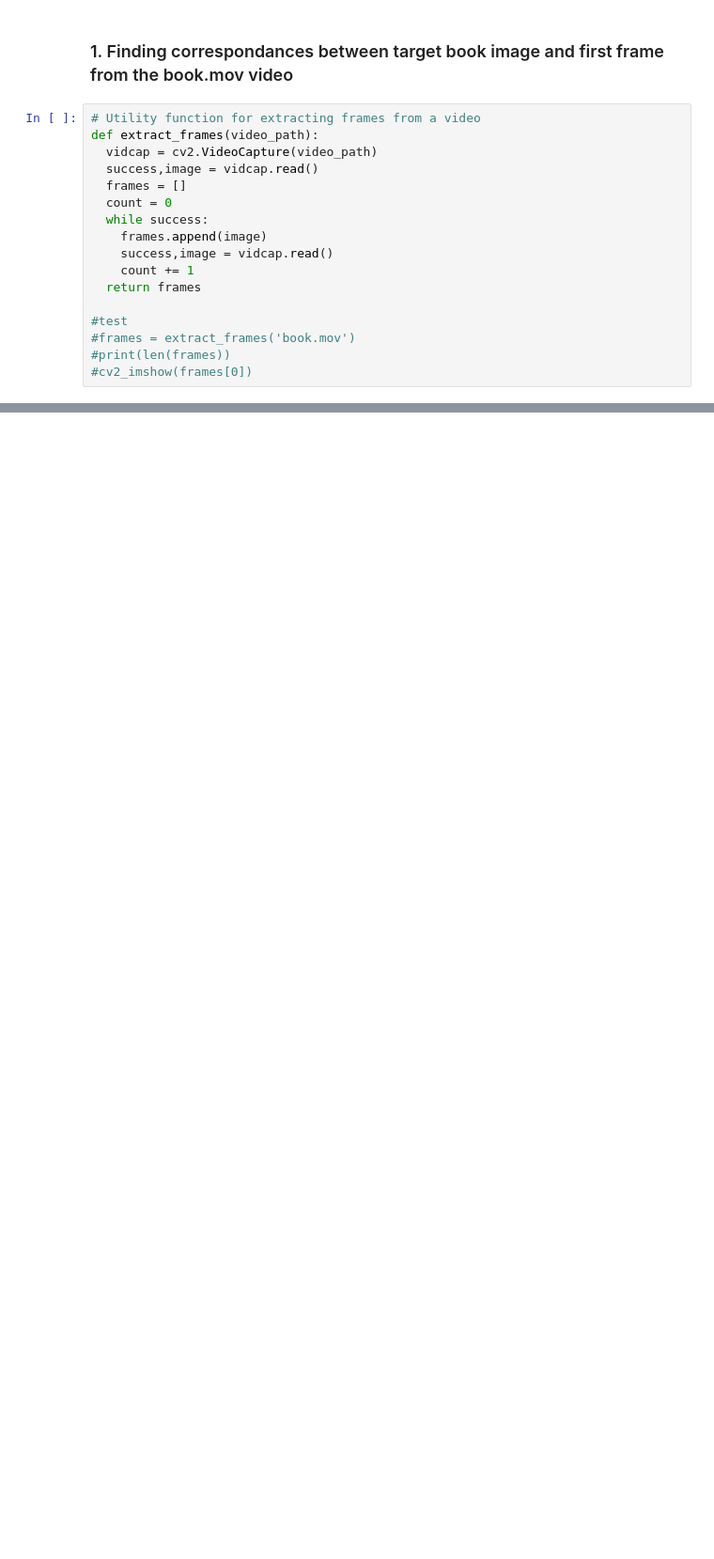
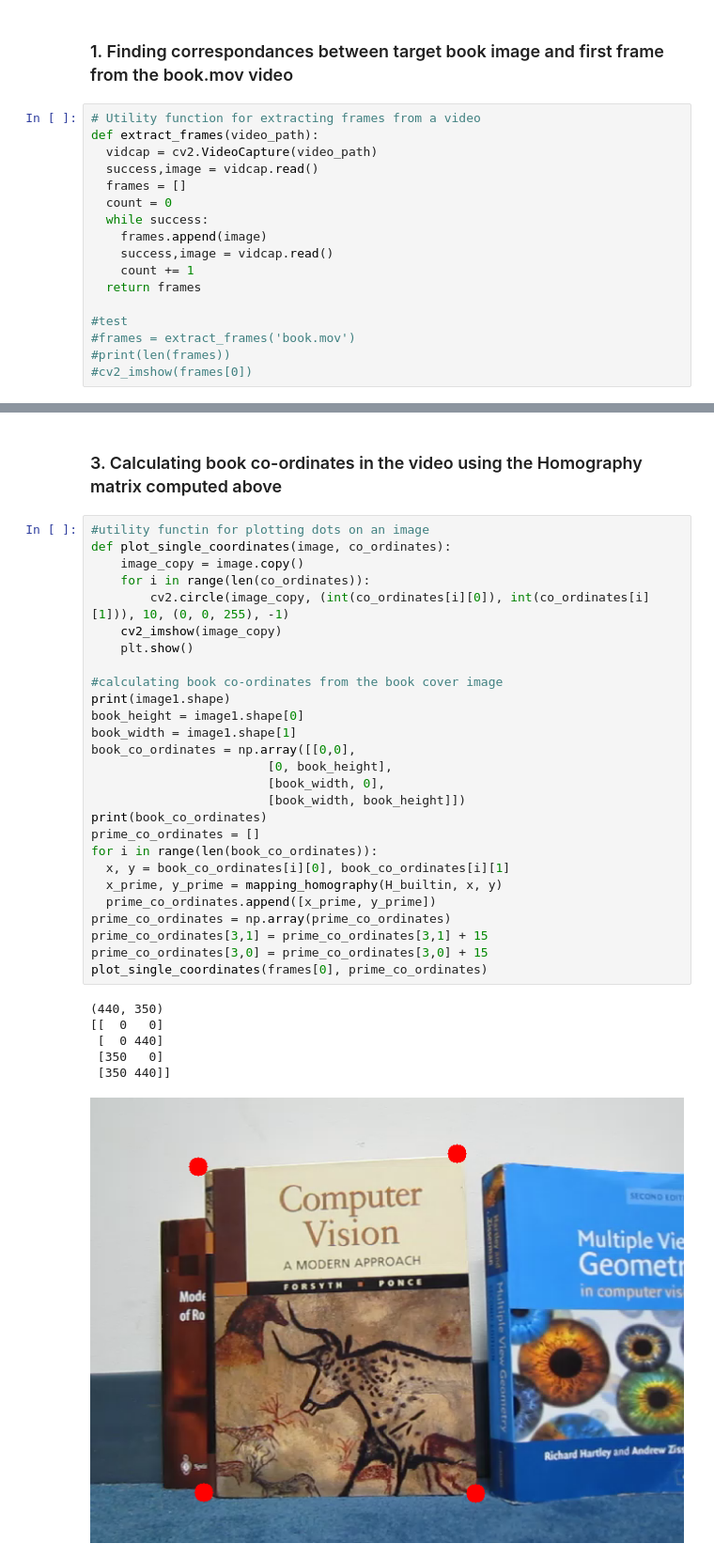
Before and after one commit to MohamedddWael/Augmented_Reality_and_Image_Mosaics, a Jupyter notebook: Augmented_Reality.ipynb, the cells around one changed output, grey strips where cells are left out. Shown at 94% size. Drawn from its saved outputs; the diff is of its cells as text; blank space fills up the shorter version.

```diff
--- a/Augmented_Reality.ipynb
+++ b/Augmented_Reality.ipynb
@@ -112,0 +164,36 @@ AttributeError: 'cv2.DMatch' object has no attribute 'pt'
+# %% [markdown]
+### 3. Calculating book co-ordinates in the video using the Homography matrix computed above
+# %%
+#utility functin for plotting dots on an image
+def plot_single_coordinates(image, co_ordinates):
+    image_copy = image.copy()
+    for i in range(len(co_ordinates)):
+        cv2.circle(image_copy, (int(co_ordinates[i][0]), int(co_ordinates[i][1])), 10, (0, 0, 255), -1)
+    cv2_imshow(image_copy)
+    plt.show()
+
+#calculating book co-ordinates from the book cover image
+print(image1.shape)
+book_height = image1.shape[0]
+book_width = image1.shape[1]
+book_co_ordinates = np.array([[0,0],
+                        [0, book_height],
+                        [book_width, 0],
+                        [book_width, book_height]])
+print(book_co_ordinates)
+prime_co_ordinates = []
+for i in range(len(book_co_ordinates)):
+  x, y = book_co_ordinates[i][0], book_co_ordinates[i][1]
+  x_prime, y_prime = mapping_homography(H_builtin, x, y)
+  prime_co_ordinates.append([x_prime, y_prime])
+prime_co_ordinates = np.array(prime_co_ordinates)
+prime_co_ordinates[3,1] = prime_co_ordinates[3,1] + 15
+prime_co_ordinates[3,0] = prime_co_ordinates[3,0] + 15
+plot_single_coordinates(frames[0], prime_co_ordinates)
+# %% [output]
+(440, 350)
+[[  0   0]
+ [  0 440]
+ [350   0]
+ [350 440]]
+[figure, added]
```
Also changed, not shown: parts of 16 cells of this notebook.
